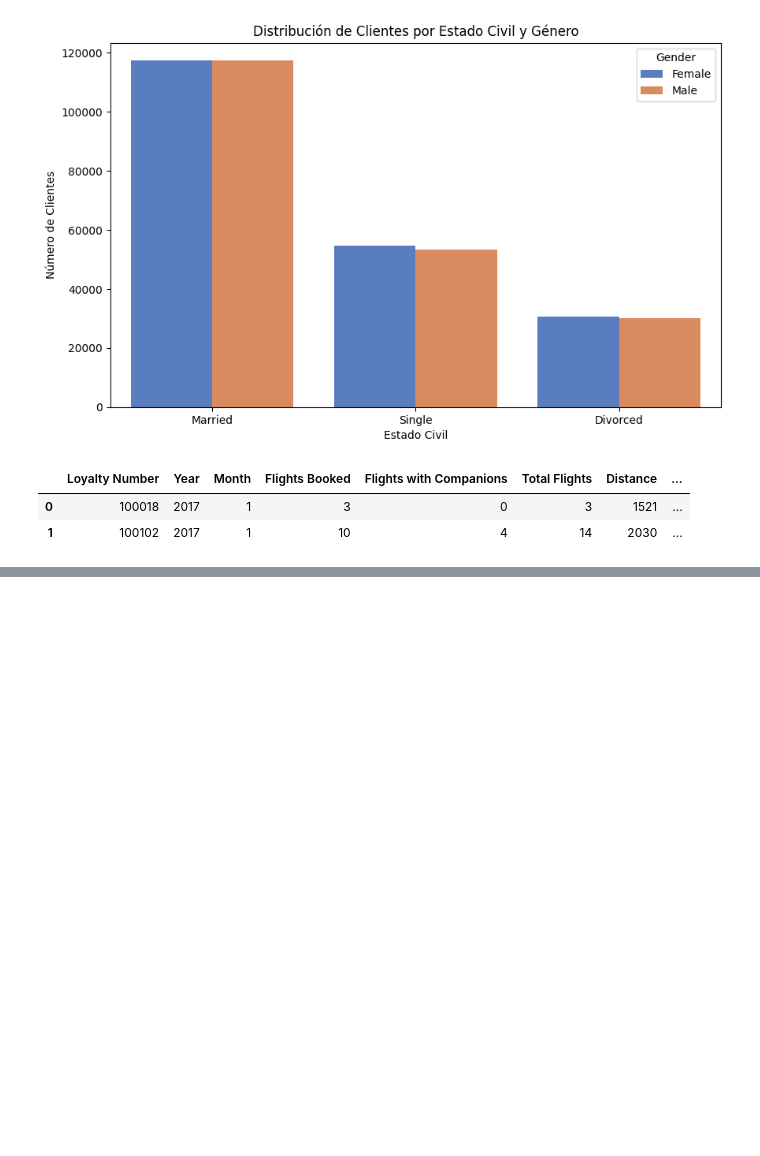
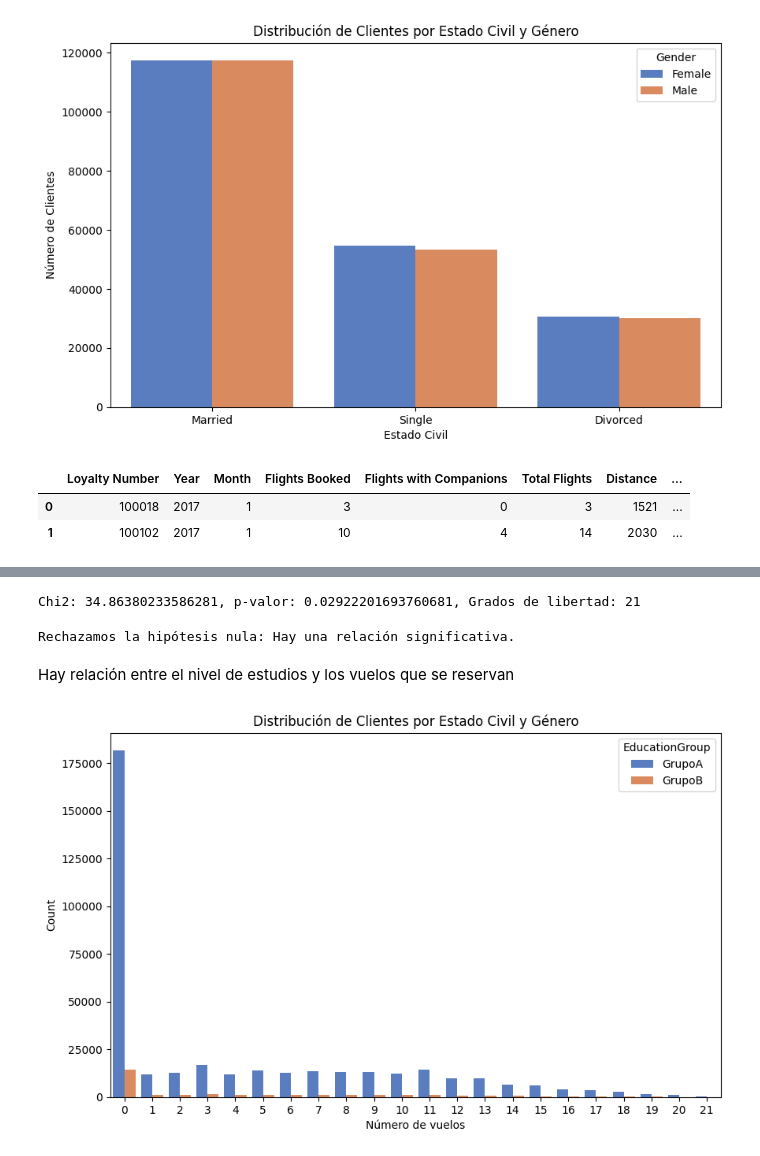
Before and after one commit to Adalab/bda-modulo-3-evaluacion-final-carazh, a Jupyter notebook: trabajo.ipynb, the cells around one changed output, grey strips where cells are left out. Saved outputs shown, nothing was run; the diff lists cells and outputs as text; code cells hidden in the pictures; blank space fills up the shorter version.

```diff
--- a/trabajo.ipynb
+++ b/trabajo.ipynb
@@ -781,0 +729,3 @@ df_sin_dup.head(2)
+# %%
+df_fil = df_sin_dup[["Flights Booked","Education"]]
+df_fil
@@ -781,0 +750,9 @@ df_sin_dup.head(2)
+# %%
+# Crear la columna EducationGroup según las condiciones
+df_fil['EducationGroup'] = np.where(
+    df_fil['Education'].isin(['Bachelor', 'College', 'High School or Below']), 'GrupoA',
+    np.where(df_fil['Education'].isin(['Master', 'Doctor']), 'GrupoB', 'Otro')
+)
+
+# Mostrar el DataFrame con la nueva columna
+print(df_fil[['Education', 'EducationGroup']])
@@ -781,0 +837,25 @@ df_sin_dup.head(2)
+# %%
+# Test de Chi-cuadrado
+chi2, p, dof, expected = chi2_contingency(cross_table_educationgroup)
+print(f"Chi2: {chi2}, p-valor: {p}, Grados de libertad: {dof}")
+# %% [output]
+Chi2: 34.86380233586281, p-valor: 0.02922201693760681, Grados de libertad: 21
+# %%
+# Interpretar resultado
+if p < 0.05:
+     print("Rechazamos la hipótesis nula: Hay una relación significativa.")
+else:
+     print("No podemos rechazar la hipótesis nula: No hay relación significativa.")
+# %% [output]
+Rechazamos la hipótesis nula: Hay una relación significativa.
+# %% [markdown]
+Hay relación entre el nivel de estudios y los vuelos que se reservan
+# %%
+plt.figure(figsize=(10, 6))  # Ajustar el tamaño de la figura
+sns.countplot(data=df_fil, x='Flights Booked', hue='EducationGroup', palette='muted')
+plt.title('Distribución de Clientes por Estado Civil y Género')
+plt.xlabel('Número de vuelos')
+plt.ylabel('Count')
+plt.show()
+# %% [output]
+[figure, added]
```
Also changed, not shown: parts of 15 cells of this notebook.
